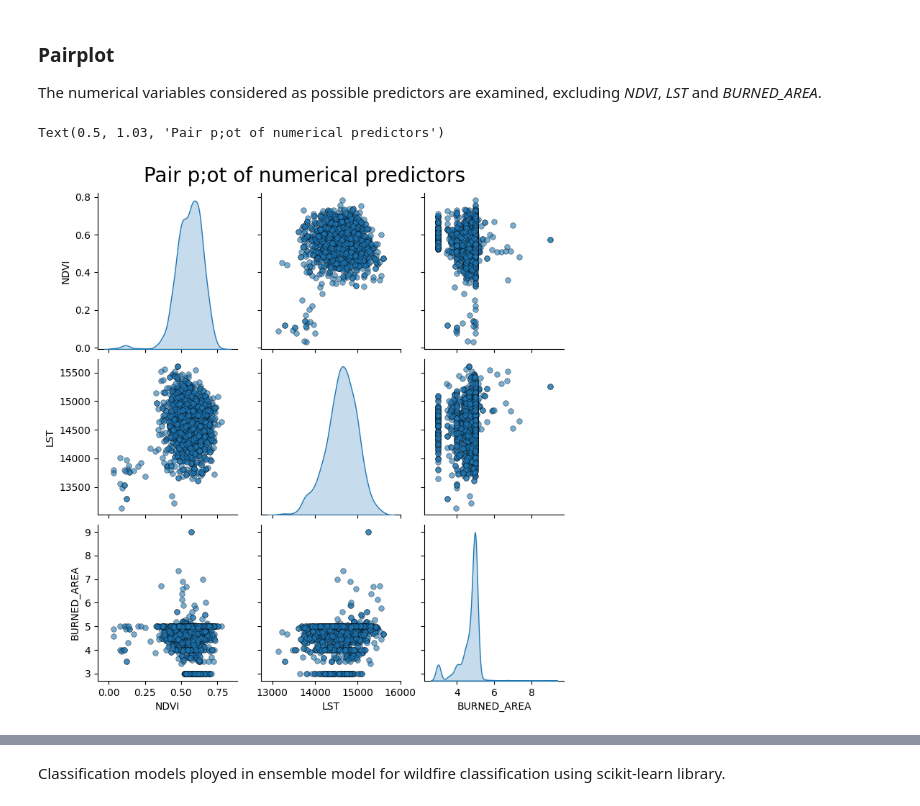
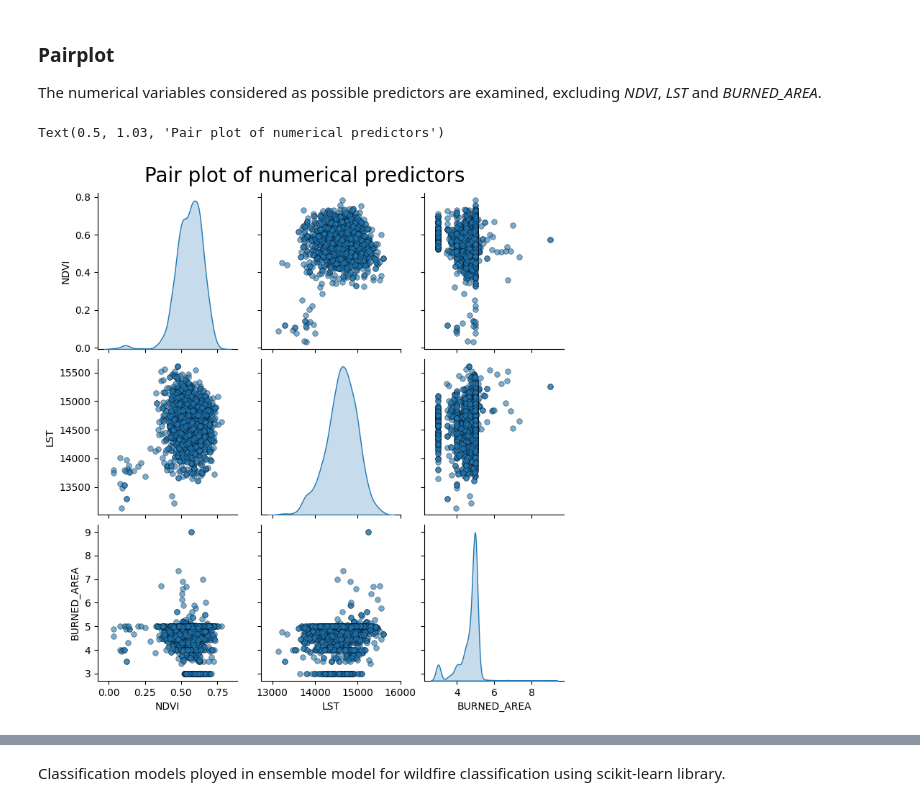
Before and after one commit to MarkStephens060482/WildFires, a Jupyter notebook: Wildfire_prediction.ipynb, the cells around one changed output, grey strips where cells are left out. Cells and saved outputs as stored; diff of their text form; code cells hidden in the pictures.

```diff
--- a/Wildfire_prediction.ipynb
+++ b/Wildfire_prediction.ipynb
@@ -34,12 +34,12 @@ The numerical variables considered as possible predictors are examined, excludin
 # %%
 sns.pairplot(data,
              diag_kind = 'kde',
              plot_kws = {'alpha': 0.6, 's': 30, 'edgecolor': 'k'}
              )
   # Title
-plt.suptitle(f'Pair p;ot of numerical predictors',
+plt.suptitle(f'Pair plot of numerical predictors',
              size = 20,
              y=1.03)
 # %% [output]
-Text(0.5, 1.03, 'Pair p;ot of numerical predictors')
+Text(0.5, 1.03, 'Pair plot of numerical predictors')
-[figure, old version]
+[figure, new version]
```
Also changed, not shown: parts of 2 cells of this notebook.
